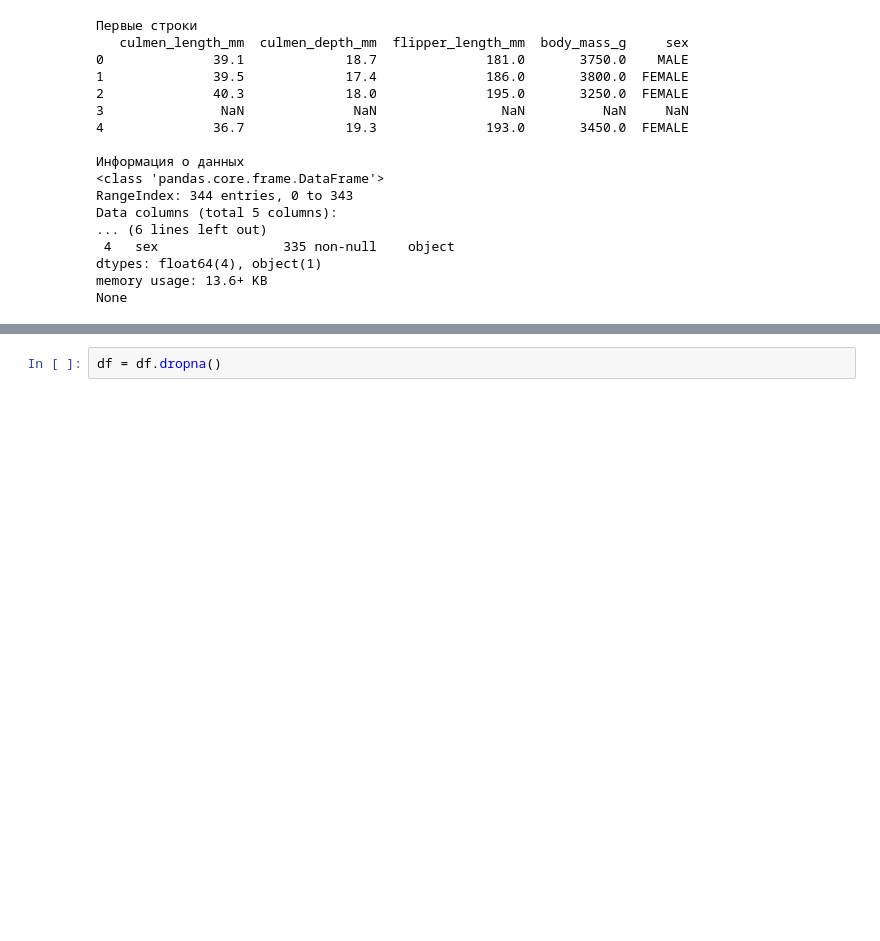
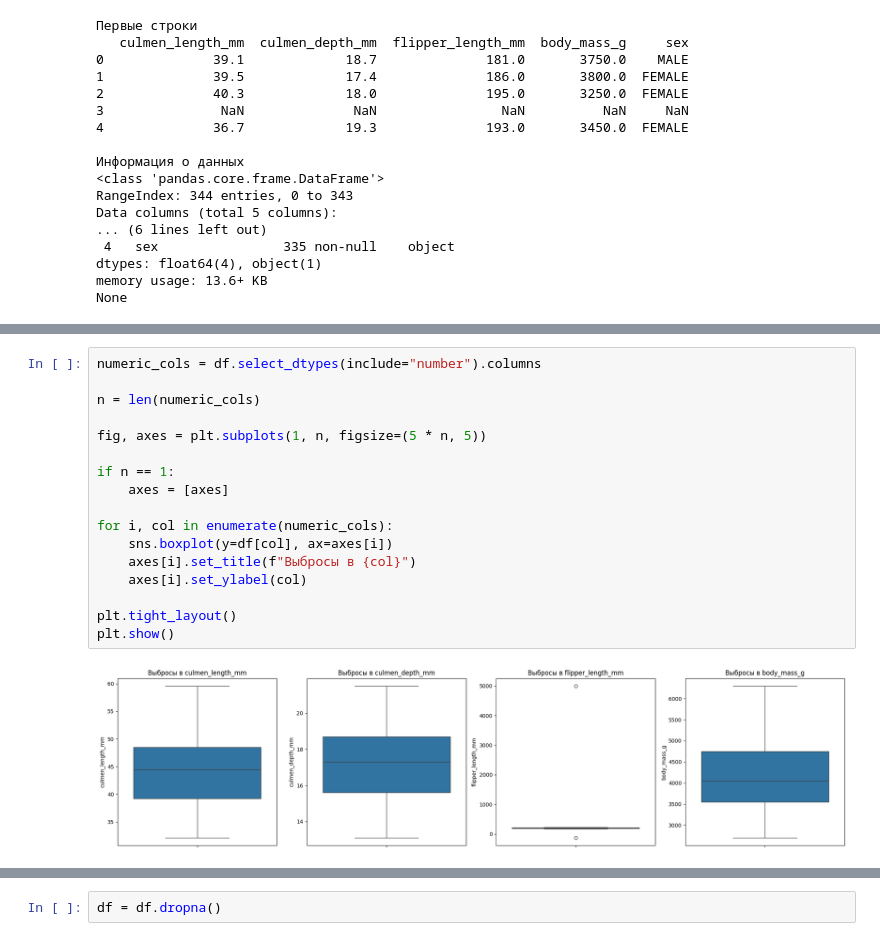
Before and after one commit to vainga/ML_labs, a Jupyter notebook: LAB4/lab4.ipynb, the cells around one changed output, grey strips where cells are left out. Saved outputs shown, nothing was run; the diff lists cells and outputs as text; blank space fills up the shorter version.

```diff
--- a/LAB4/lab4.ipynb
+++ b/LAB4/lab4.ipynb
@@ -104,0 +110,19 @@ None
+# %%
+numeric_cols = df.select_dtypes(include="number").columns
+
+n = len(numeric_cols)
+
+fig, axes = plt.subplots(1, n, figsize=(5 * n, 5))
+
+if n == 1:
+    axes = [axes]
+
+for i, col in enumerate(numeric_cols):
+    sns.boxplot(y=df[col], ax=axes[i])
+    axes[i].set_title(f"Выбросы в {col}")
+    axes[i].set_ylabel(col)
+
+plt.tight_layout()
+plt.show()
+# %% [output]
+[figure, added]
```
Also changed, not shown: parts of 25 cells of this notebook.
